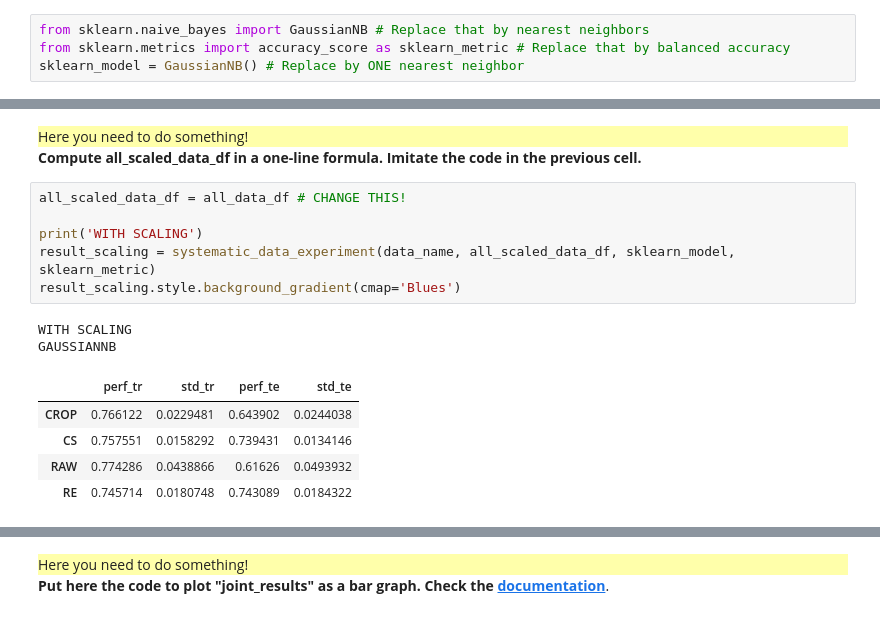
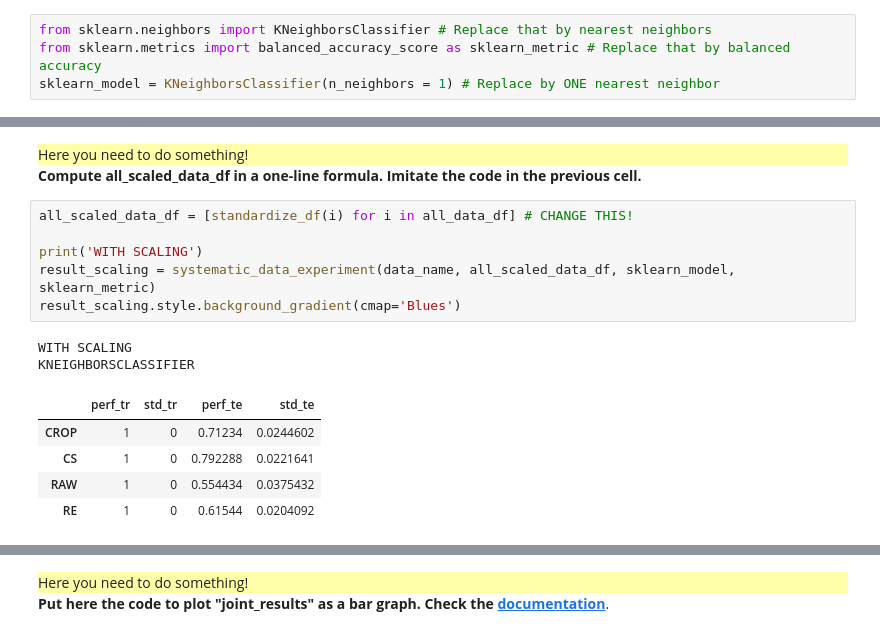
Before and after one commit to paulcatillon/info232, a Jupyter notebook: TP2/TP2.ipynb, the cells around one changed output, grey strips where cells are left out. Saved outputs shown, nothing was run; the diff lists cells and outputs as text.

```diff
--- a/TP2/TP2.ipynb
+++ b/TP2/TP2.ipynb
@@ -296,9 +296,9 @@ Try to reason why this might be.
 </div>
 <b>Make necessary changes; USE THE DOCUMENTATION OF SCIKIT LEARN (do not copy on your neighbor).</b>
 # %%
-from sklearn.naive_bayes import GaussianNB # Replace that by nearest neighbors
-from sklearn.metrics import accuracy_score as sklearn_metric # Replace that by balanced accuracy
-sklearn_model = GaussianNB() # Replace by ONE nearest neighbor
+from sklearn.neighbors import KNeighborsClassifier # Replace that by nearest neighbors
+from sklearn.metrics import balanced_accuracy_score as sklearn_metric # Replace that by balanced accuracy
+sklearn_model = KNeighborsClassifier(n_neighbors = 1) # Replace by ONE nearest neighbor
 # %% [markdown]
 <div style="background:#FFFFAA">
     Here you need to do something!
@@ -339,19 +339,19 @@ What do you observe by comparing the accuracy on training data and on test data?
 </div>
 <b>Compute all_scaled_data_df in a one-line formula. Imitate the code in the previous cell.</b>
 # %%
-all_scaled_data_df = all_data_df # CHANGE THIS!
+all_scaled_data_df = [standardize_df(i) for i in all_data_df] # CHANGE THIS!
 
 print('WITH SCALING')
 result_scaling = systematic_data_experiment(data_name, all_scaled_data_df, sklearn_model, sklearn_metric)
 result_scaling.style.background_gradient(cmap='Blues')
 # %% [output]
 WITH SCALING
-GAUSSIANNB
+KNEIGHBORSCLASSIFIER
 |  | perf_tr | std_tr | perf_te | std_te |
-| CROP | 0.766122 | 0.0229481 | 0.643902 | 0.0244038 |
-| CS | 0.757551 | 0.0158292 | 0.739431 | 0.0134146 |
-| RAW | 0.774286 | 0.0438866 | 0.61626 | 0.0493932 |
-| RE | 0.745714 | 0.0180748 | 0.743089 | 0.0184322 |
+| CROP | 1 | 0 | 0.71234 | 0.0244602 |
+| CS | 1 | 0 | 0.792288 | 0.0221641 |
+| RAW | 1 | 0 | 0.554434 | 0.0375432 |
+| RE | 1 | 0 | 0.61544 | 0.0204092 |
 # %%
 # This is how to collect the test results in a single dataframe
 joint_results = pd.DataFrame()
```
Also changed, not shown: parts of 26 cells of this notebook, 1 other file.
